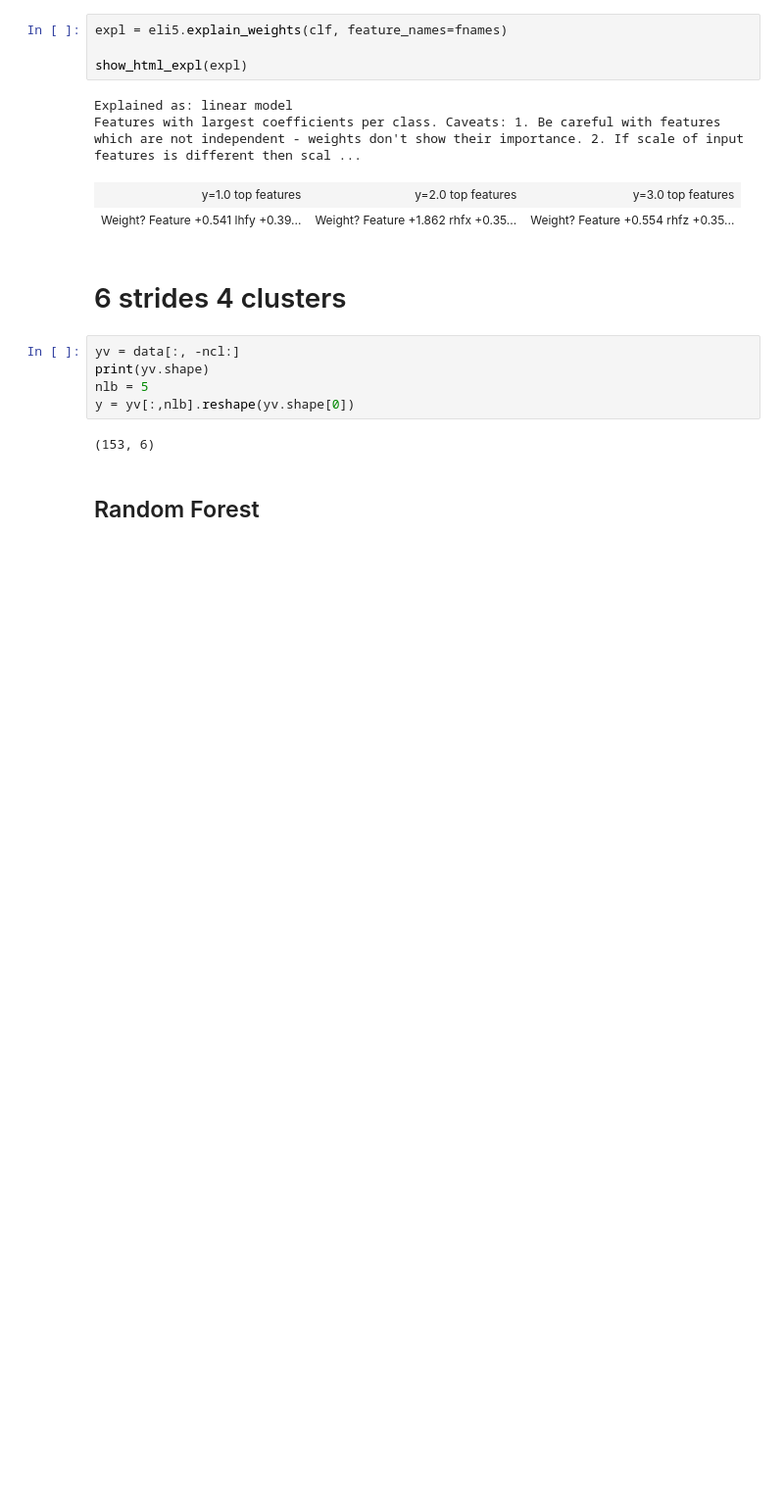
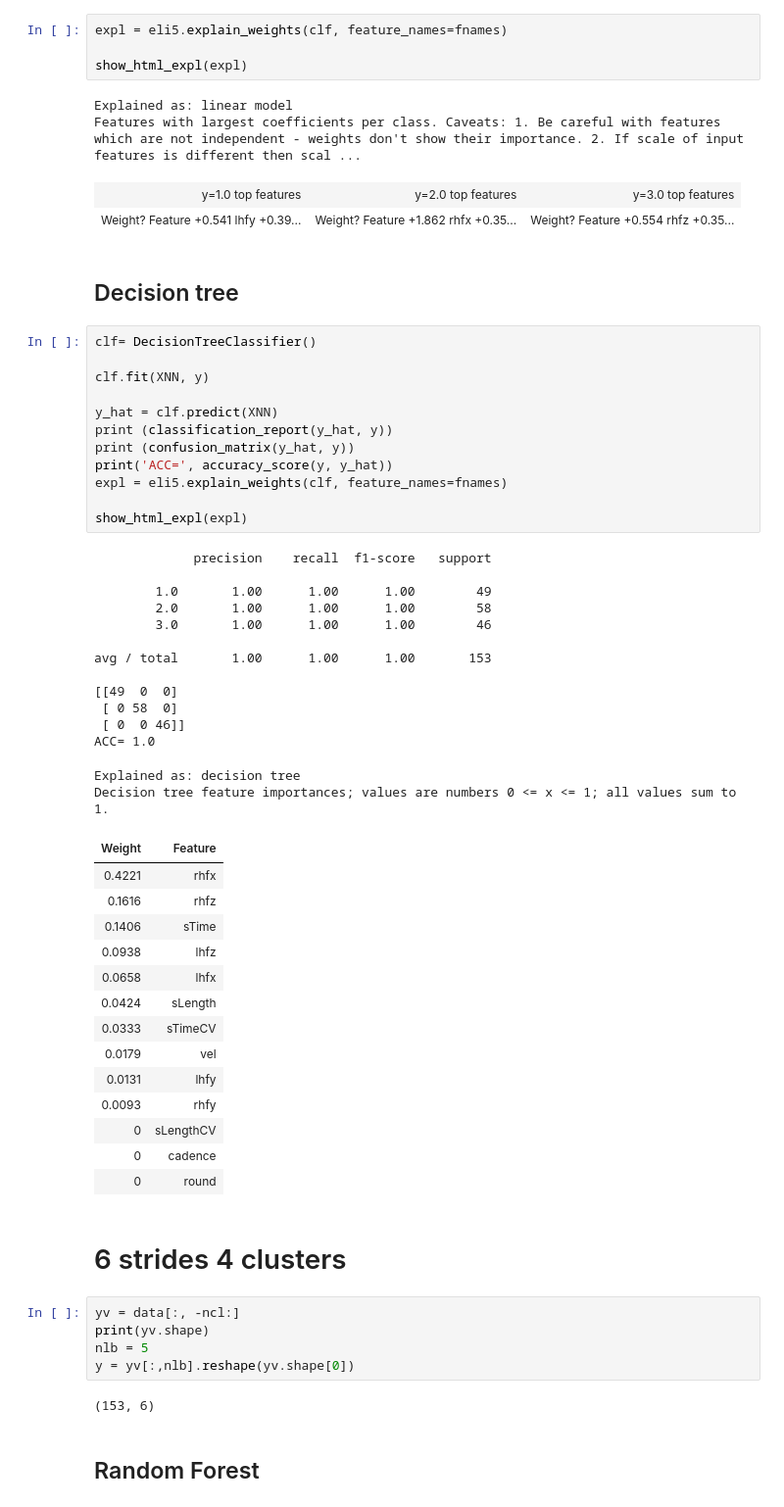
Before and after one commit to bejar/WalkAnalysis, a Jupyter notebook: Explain/Explain.ipynb, the cells around one changed output. Shown: that part at 98% size. Saved outputs shown, nothing was run; the diff lists cells and outputs as text; blank space fills up the shorter version.

```diff
--- a/Explain/Explain.ipynb
+++ b/Explain/Explain.ipynb
@@ -540,6 +761,49 @@ Explained as: linear model
 Features with largest coefficients per class. Caveats: 1. Be careful with features which are not independent - weights don't show their importance. 2. If scale of input features is different then scal ...
 | y=1.0 top features | y=2.0 top features | y=3.0 top features |
 | Weight? Feature +0.541 lhfy +0.39... | Weight? Feature +1.862 rhfx +0.35... | Weight? Feature +0.554 rhfz +0.35... |
+# %% [markdown]
+## Decision tree
+# %%
+clf= DecisionTreeClassifier()
+
+clf.fit(XNN, y)
+
+y_hat = clf.predict(XNN)
+print (classification_report(y_hat, y))
+print (confusion_matrix(y_hat, y))
+print('ACC=', accuracy_score(y, y_hat))
+expl = eli5.explain_weights(clf, feature_names=fnames)
+
+show_html_expl(expl)
+# %% [output]
+             precision    recall  f1-score   support
+
+        1.0       1.00      1.00      1.00        49
+        2.0       1.00      1.00      1.00        58
+        3.0       1.00      1.00      1.00        46
+
+avg / total       1.00      1.00      1.00       153
+
+[[49  0  0]
+ [ 0 58  0]
+ [ 0  0 46]]
+ACC= 1.0
+Explained as: decision tree
+Decision tree feature importances; values are numbers 0 <= x <= 1; all values sum to 1.
+| Weight | Feature |
+| 0.4221 | rhfx |
+| 0.1616 | rhfz |
+| 0.1406 | sTime |
+| 0.0938 | lhfz |
+| 0.0658 | lhfx |
+| 0.0424 | sLength |
+| 0.0333 | sTimeCV |
+| 0.0179 | vel |
+| 0.0131 | lhfy |
+| 0.0093 | rhfy |
+| 0 | sLengthCV |
+| 0 | cadence |
+| 0 | round |
 # %% [markdown]
 # 6 strides 4 clusters
 # %%
```
Also changed, not shown: parts of 30 cells of this notebook.
